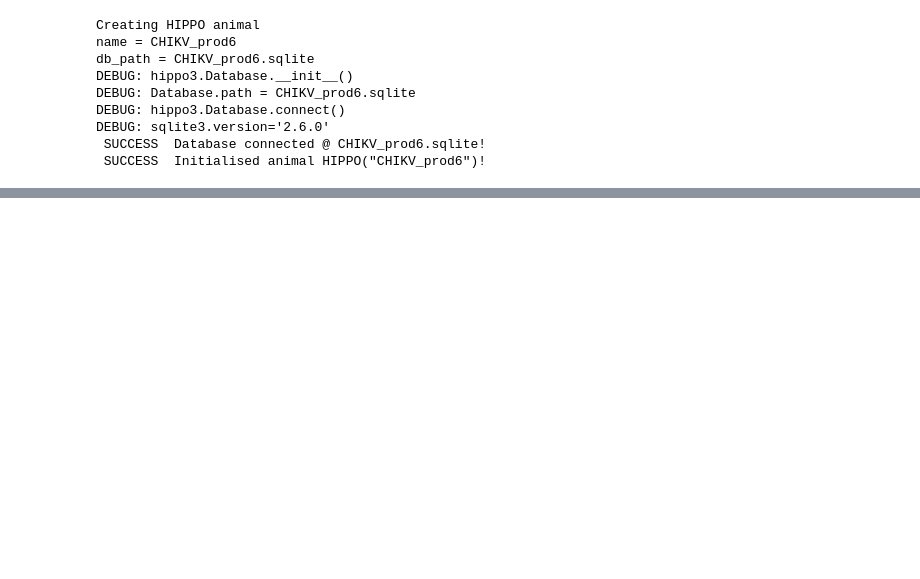
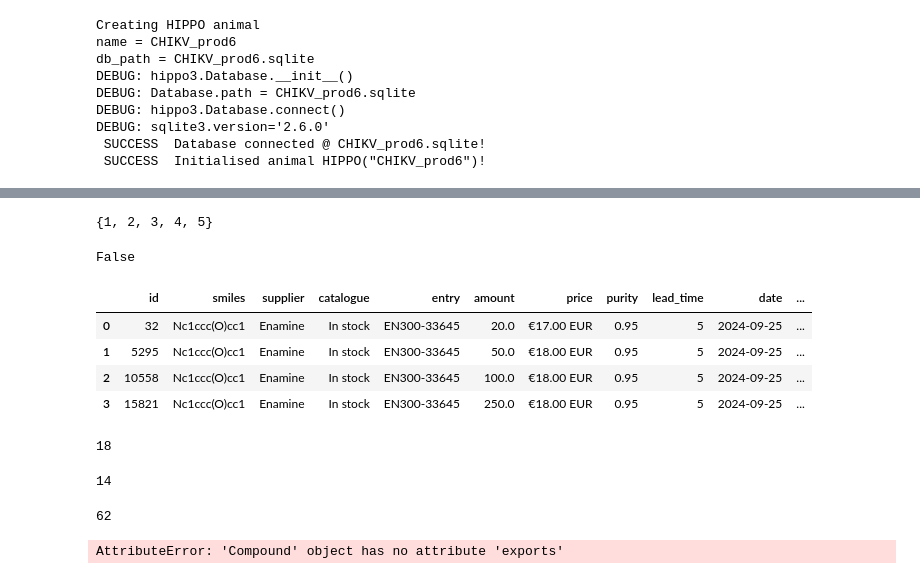
Before and after one commit to mwinokan/CHIKV_HIPPO, a Jupyter notebook: hippo_prod/prod6_starting_recipe.ipynb, the cells around one changed output, grey strips where cells are left out. Cells and saved outputs as stored; diff of their text form; code cells hidden in the pictures; blank space fills up the shorter version.

```diff
--- a/hippo_prod/prod6_starting_recipe.ipynb
+++ b/hippo_prod/prod6_starting_recipe.ipynb
@@ -169,0 +328,8 @@ P6236 c0892a False
+# %%
+set(df['2_num_atom_diff'].values)
+# %% [output]
+{1, 2, 3, 4, 5}
+# %%
+'YIIMVUSFSKUYCA-UHFFFAOYSA-N' in prods.inchikeys
+# %% [output]
+False
@@ -169,0 +351,25 @@ P6236 c0892a False
+# %%
+animal.C4452.get_quotes(df=True)
+# %% [output]
+|  | id | smiles | supplier | catalogue | entry | amount | price | purity | lead_time | date | ... |
+| 0 | 32 | Nc1ccc(O)cc1 | Enamine | In stock | EN300-33645 | 20.0 | €17.00 EUR | 0.95 | 5 | 2024-09-25 | ... |
+| 1 | 5295 | Nc1ccc(O)cc1 | Enamine | In stock | EN300-33645 | 50.0 | €18.00 EUR | 0.95 | 5 | 2024-09-25 | ... |
+| 2 | 10558 | Nc1ccc(O)cc1 | Enamine | In stock | EN300-33645 | 100.0 | €18.00 EUR | 0.95 | 5 | 2024-09-25 | ... |
+| 3 | 15821 | Nc1ccc(O)cc1 | Enamine | In stock | EN300-33645 | 250.0 | €18.00 EUR | 0.95 | 5 | 2024-09-25 | ... |
+# %%
+recipe.products.compounds.poses.num_inspirations
+# %% [output]
+18
+# %%
+recipe.products.compounds.poses.num_inspiration_sets
+# %% [output]
+14
+# %%
+bases.poses.num_inspirations
+# %% [output]
+62
+# %%
+for comp in animal.compounds(tag='knitwork'):
+    print(comp, comp)
+# %% [output]
+AttributeError: 'Compound' object has no attribute 'exports'
```
Also changed, not shown: parts of 30 cells of this notebook, 9 other files.
